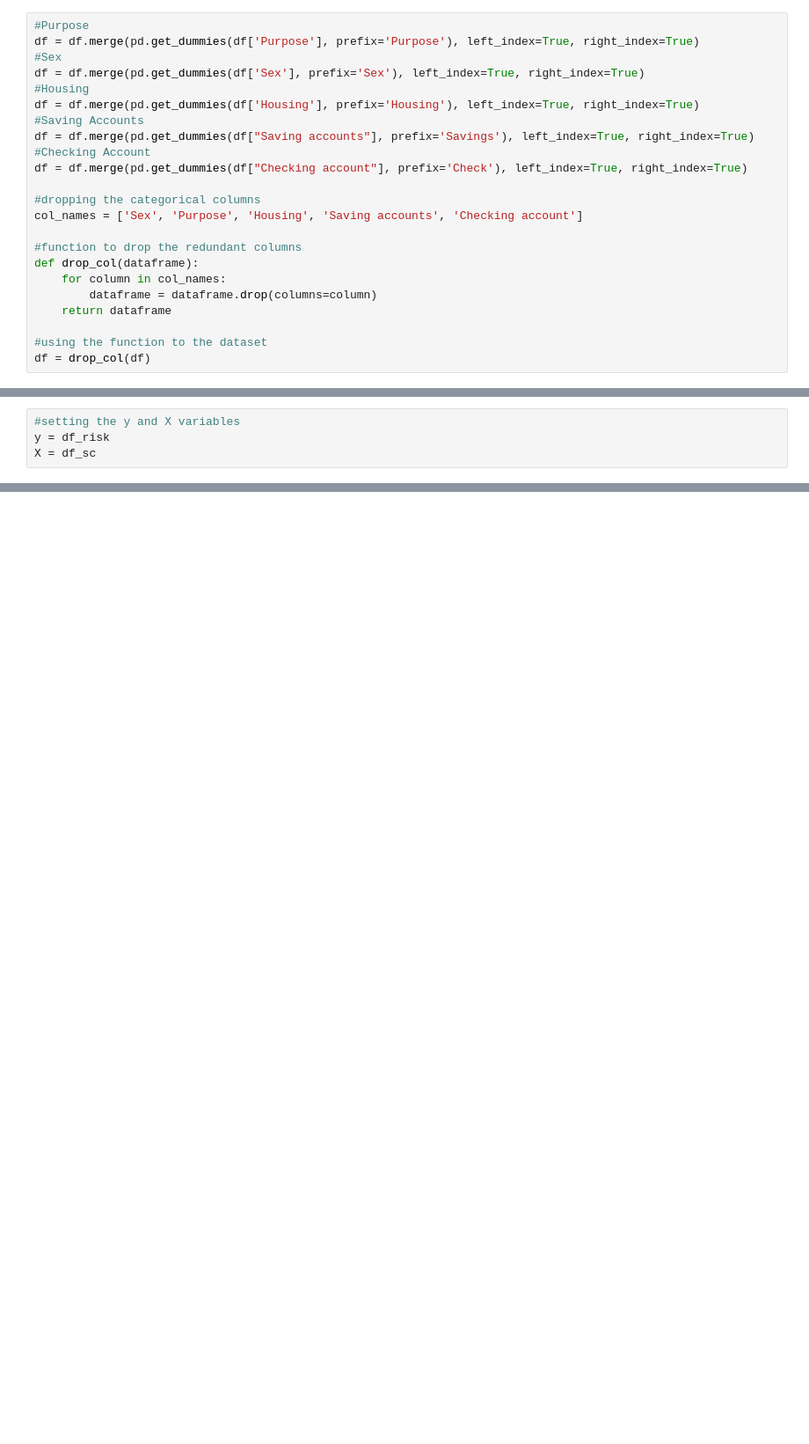
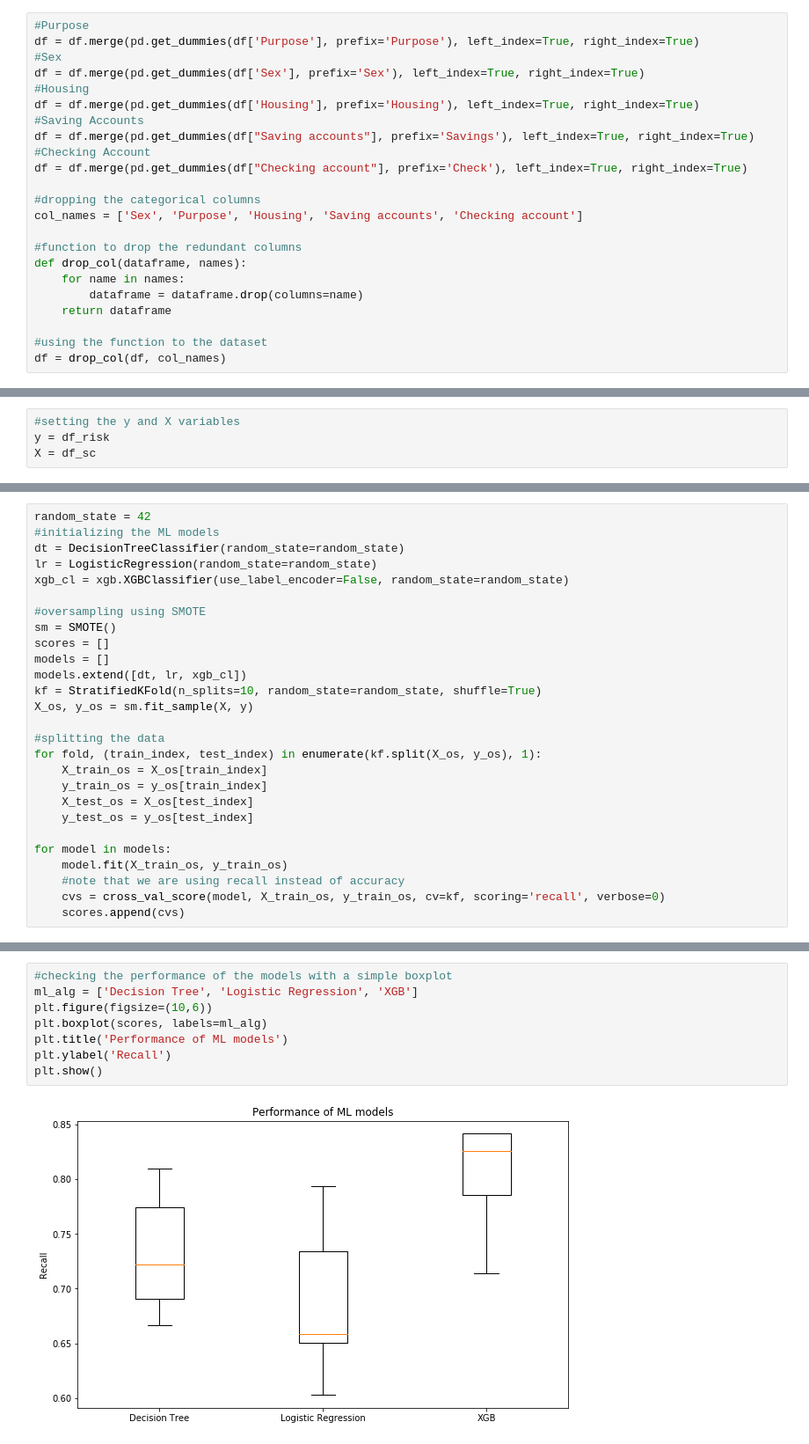
Before and after one commit to pvts/credit-risk-classification, a Jupyter notebook: Credit Risk Classification.ipynb, the cells around one changed output, grey strips where cells are left out. Shown at 88% size. Cells and saved outputs as stored; diff of their text form; blank space fills up the shorter version.

Commit message:
Add files via upload
modelling complete

```diff
--- a/Credit Risk Classification.ipynb
+++ b/Credit Risk Classification.ipynb
@@ -222,13 +222,13 @@ df = df.merge(pd.get_dummies(df["Checking account"], prefix='Check'), left_index
 col_names = ['Sex', 'Purpose', 'Housing', 'Saving accounts', 'Checking account']
 
 #function to drop the redundant columns
-def drop_col(dataframe):
-    for column in col_names:
-        dataframe = dataframe.drop(columns=column)
+def drop_col(dataframe, names):
+    for name in names:
+        dataframe = dataframe.drop(columns=name)
     return dataframe
 
 #using the function to the dataset
-df = drop_col(df)
+df = drop_col(df, col_names)
 # %% [markdown]
 The next step involves scaling the data which is required step before feeding them into Kmeans. We will use the LabelEncoder to transform the target variable.
 # %%
@@ -260,3 +260,30 @@ $$ R = \frac{ TP }{TP + FP} $$ <br>
 
 where TP = True Positive <br>
 and FP = False Positive <br> <br>
+# %%
+random_state = 42
+#initializing the ML models
+dt = DecisionTreeClassifier(random_state=random_state)
+lr = LogisticRegression(random_state=random_state)
+xgb_cl = xgb.XGBClassifier(use_label_encoder=False, random_state=random_state)
+
+#oversampling using SMOTE
+sm = SMOTE()
+scores = []
+models = []
+models.extend([dt, lr, xgb_cl])
+kf = StratifiedKFold(n_splits=10, random_state=random_state, shuffle=True)
+X_os, y_os = sm.fit_sample(X, y)
+
+#splitting the data
+for fold, (train_index, test_index) in enumerate(kf.split(X_os, y_os), 1):
+    X_train_os = X_os[train_index]
+    y_train_os = y_os[train_index]
+    X_test_os = X_os[test_index]
+    y_test_os = y_os[test_index]
+
+for model in models:
+    model.fit(X_train_os, y_train_os)
+    #note that we are using recall instead of accuracy
+    cvs = cross_val_score(model, X_train_os, y_train_os, cv=kf, scoring='recall', verbose=0)
+    scores.append(cvs)
@@ -262,0 +302,10 @@ and FP = False Positive <br> <br>
+# %%
+#checking the performance of the models with a simple boxplot
+ml_alg = ['Decision Tree', 'Logistic Regression', 'XGB']
+plt.figure(figsize=(10,6))
+plt.boxplot(scores, labels=ml_alg)
+plt.title('Performance of ML models')
+plt.ylabel('Recall')
+plt.show()
+# %% [output]
+[figure, added]
```
Also changed, not shown: parts of 12 cells of this notebook.
